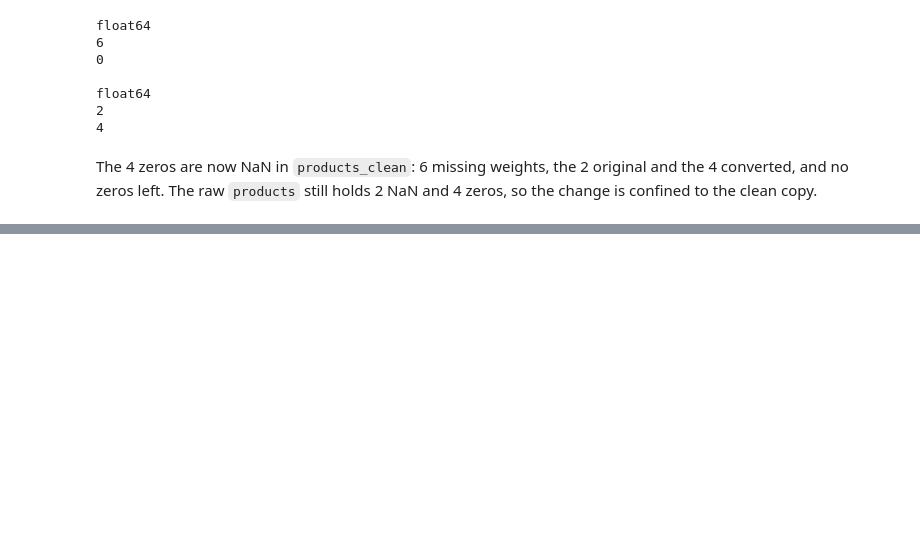
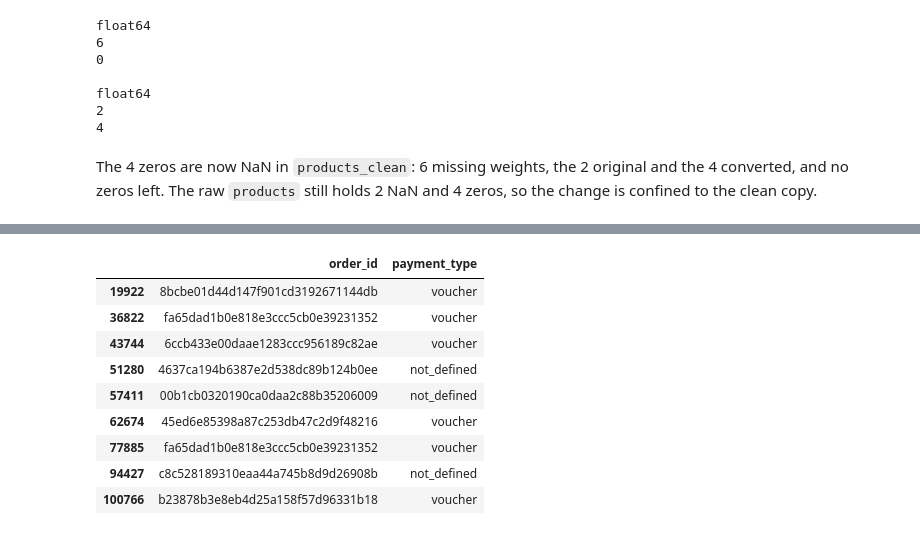
Before and after one commit to Spyrsial/olist-ecommerce-data-cleaning-eda, a Jupyter notebook: 01_data_cleaning.ipynb, the cells around one changed output, grey strips where cells are left out. Cells and saved outputs as stored; diff of their text form; code cells hidden in the pictures; blank space fills up the shorter version.

```diff
--- a/01_data_cleaning.ipynb
+++ b/01_data_cleaning.ipynb
@@ -1948,0 +1971,13 @@ The 4 zeros are now NaN in `products_clean`: 6 missing weights, the 2 original a
+# %%
+order_payments_clean.loc[order_payments_zero_mask, ["order_id", "payment_type"]]
+# %% [output]
+|  | order_id | payment_type |
+| 19922 | 8bcbe01d44d147f901cd3192671144db | voucher |
+| 36822 | fa65dad1b0e818e3ccc5cb0e39231352 | voucher |
+| 43744 | 6ccb433e00daae1283ccc956189c82ae | voucher |
+| 51280 | 4637ca194b6387e2d538dc89b124b0ee | not_defined |
+| 57411 | 00b1cb0320190ca0daa2c88b35206009 | not_defined |
+| 62674 | 45ed6e85398a87c253db47c2d9f48216 | voucher |
+| 77885 | fa65dad1b0e818e3ccc5cb0e39231352 | voucher |
+| 94427 | c8c528189310eaa44a745b8d9d26908b | not_defined |
+| 100766 | b23878b3e8eb4d25a158f57d96331b18 | voucher |
```
Also changed, not shown: parts of 4 cells of this notebook.
